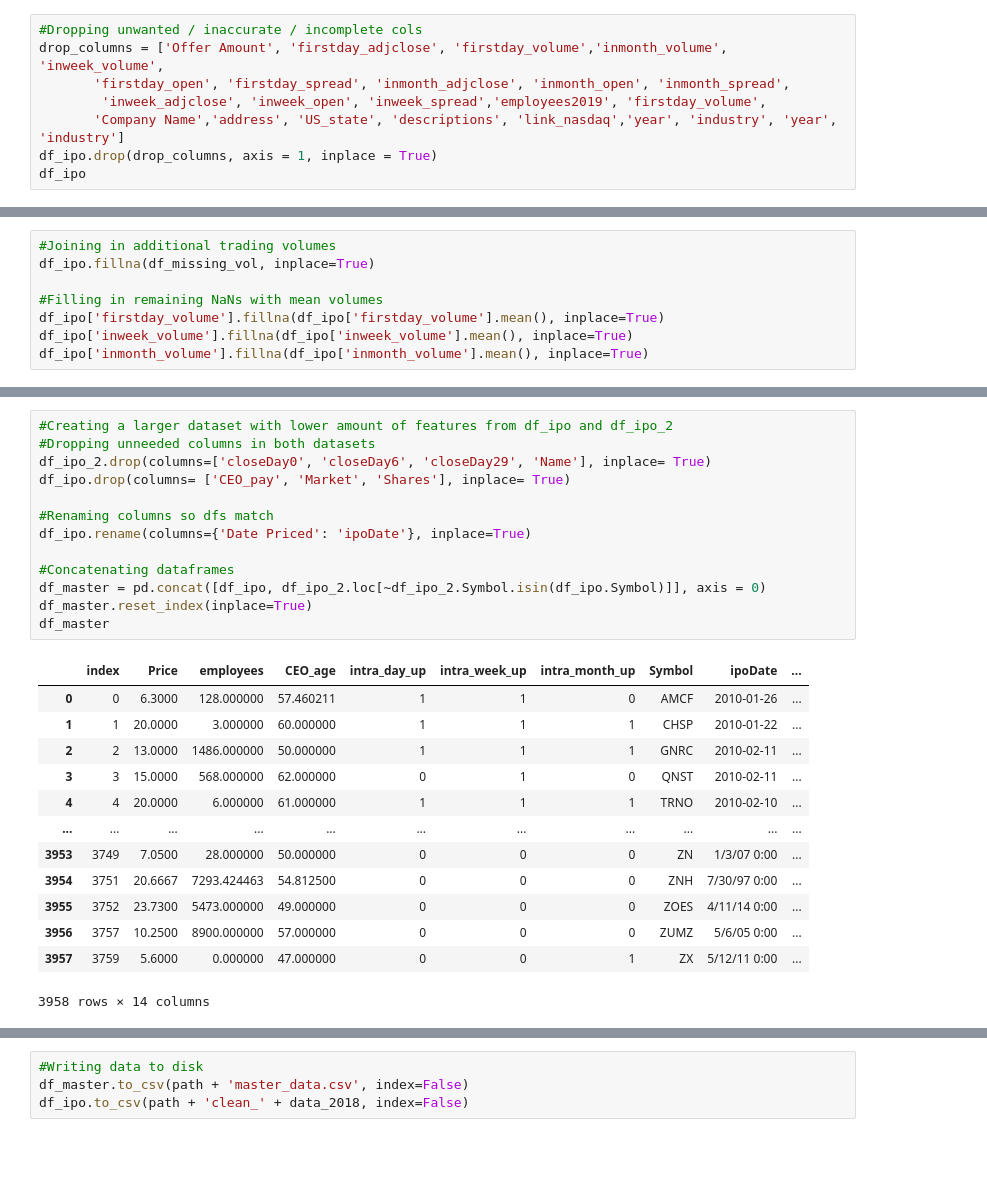
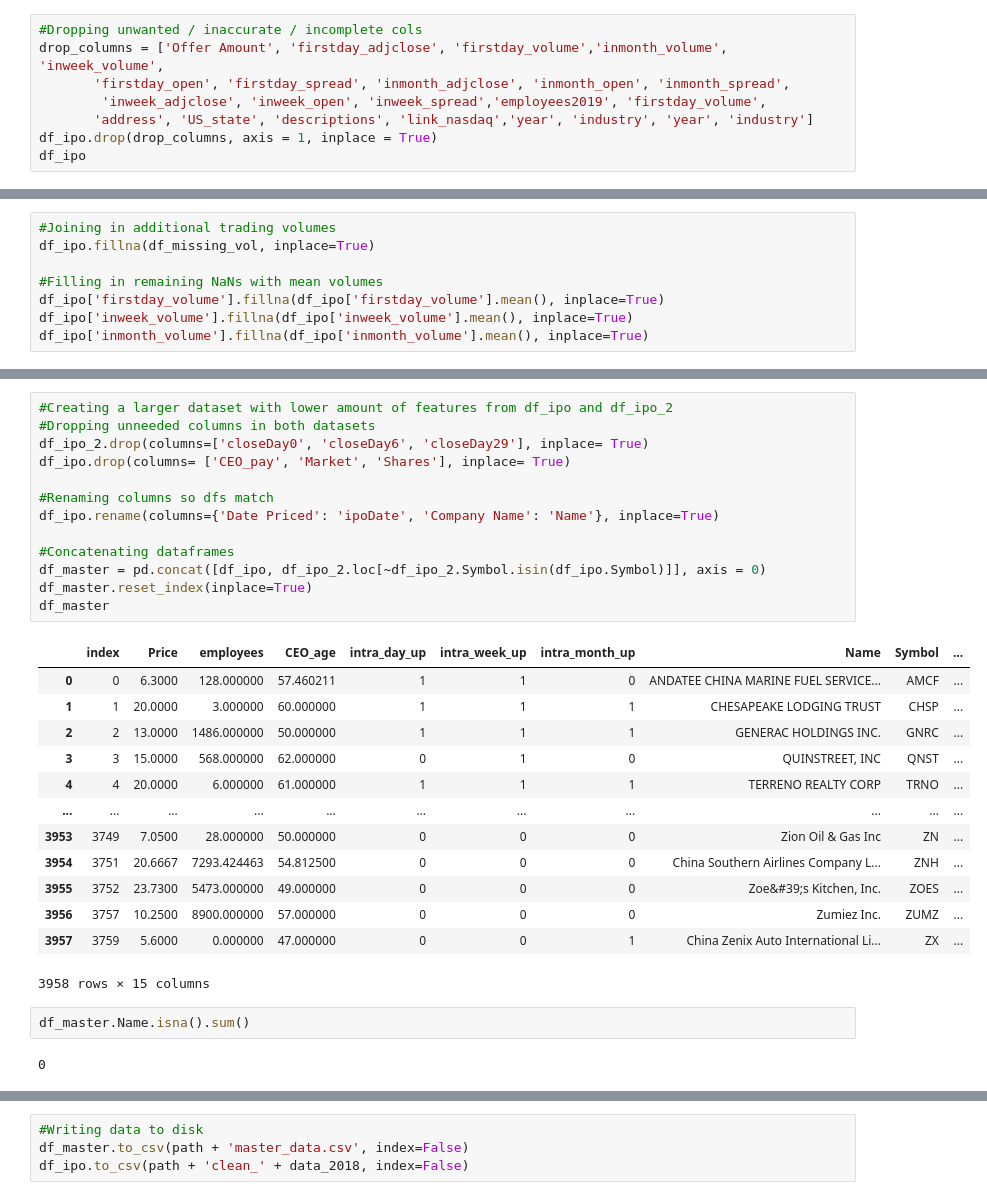
Before and after one commit to michael-fuest/DSiF-IPOs, a Jupyter notebook: Data_Wrangling.ipynb, the cells around one changed output, grey strips where cells are left out. Drawn from its saved outputs; the diff is of its cells as text; blank space fills up the shorter version.

```diff
--- a/Data_Wrangling.ipynb
+++ b/Data_Wrangling.ipynb
@@ -99,7 +99,7 @@ Name: intra_month_up, dtype: float64
 drop_columns = ['Offer Amount', 'firstday_adjclose', 'firstday_volume','inmonth_volume', 'inweek_volume',
        'firstday_open', 'firstday_spread', 'inmonth_adjclose', 'inmonth_open', 'inmonth_spread',
         'inweek_adjclose', 'inweek_open', 'inweek_spread','employees2019', 'firstday_volume',
-       'Company Name','address', 'US_state', 'descriptions', 'link_nasdaq','year', 'industry', 'year', 'industry']
+       'address', 'US_state', 'descriptions', 'link_nasdaq','year', 'industry', 'year', 'industry']
 df_ipo.drop(drop_columns, axis = 1, inplace = True)
 df_ipo
 # %% [output]
@@ -299,30 +283,34 @@ df_ipo_2
 # %%
 #Creating a larger dataset with lower amount of features from df_ipo and df_ipo_2
 #Dropping unneeded columns in both datasets
-df_ipo_2.drop(columns=['closeDay0', 'closeDay6', 'closeDay29', 'Name'], inplace= True)
+df_ipo_2.drop(columns=['closeDay0', 'closeDay6', 'closeDay29'], inplace= True)
 df_ipo.drop(columns= ['CEO_pay', 'Market', 'Shares'], inplace= True)
 
 #Renaming columns so dfs match
-df_ipo.rename(columns={'Date Priced': 'ipoDate'}, inplace=True)
+df_ipo.rename(columns={'Date Priced': 'ipoDate', 'Company Name': 'Name'}, inplace=True)
 
 #Concatenating dataframes
 df_master = pd.concat([df_ipo, df_ipo_2.loc[~df_ipo_2.Symbol.isin(df_ipo.Symbol)]], axis = 0)
 df_master.reset_index(inplace=True)
 df_master
 # %% [output]
-|  | index | Price | employees | CEO_age | intra_day_up | intra_week_up | intra_month_up | Symbol | ipoDate | ... |
-| 0 | 0 | 6.3000 | 128.000000 | 57.460211 | 1 | 1 | 0 | AMCF | 2010-01-26 | ... |
-| 1 | 1 | 20.0000 | 3.000000 | 60.000000 | 1 | 1 | 1 | CHSP | 2010-01-22 | ... |
-| 2 | 2 | 13.0000 | 1486.000000 | 50.000000 | 1 | 1 | 1 | GNRC | 2010-02-11 | ... |
-| 3 | 3 | 15.0000 | 568.000000 | 62.000000 | 0 | 1 | 0 | QNST | 2010-02-11 | ... |
-| 4 | 4 | 20.0000 | 6.000000 | 61.000000 | 1 | 1 | 1 | TRNO | 2010-02-10 | ... |
+|  | index | Price | employees | CEO_age | intra_day_up | intra_week_up | intra_month_up | Name | Symbol | ... |
+| 0 | 0 | 6.3000 | 128.000000 | 57.460211 | 1 | 1 | 0 | ANDATEE CHINA MARINE FUEL SERVICE... | AMCF | ... |
+| 1 | 1 | 20.0000 | 3.000000 | 60.000000 | 1 | 1 | 1 | CHESAPEAKE LODGING TRUST | CHSP | ... |
+| 2 | 2 | 13.0000 | 1486.000000 | 50.000000 | 1 | 1 | 1 | GENERAC HOLDINGS INC. | GNRC | ... |
+| 3 | 3 | 15.0000 | 568.000000 | 62.000000 | 0 | 1 | 0 | QUINSTREET, INC | QNST | ... |
+| 4 | 4 | 20.0000 | 6.000000 | 61.000000 | 1 | 1 | 1 | TERRENO REALTY CORP | TRNO | ... |
 | ... | ... | ... | ... | ... | ... | ... | ... | ... | ... | ... |
-| 3953 | 3749 | 7.0500 | 28.000000 | 50.000000 | 0 | 0 | 0 | ZN | 1/3/07 0:00 | ... |
-| 3954 | 3751 | 20.6667 | 7293.424463 | 54.812500 | 0 | 0 | 0 | ZNH | 7/30/97 0:00 | ... |
-| 3955 | 3752 | 23.7300 | 5473.000000 | 49.000000 | 0 | 0 | 0 | ZOES | 4/11/14 0:00 | ... |
-| 3956 | 3757 | 10.2500 | 8900.000000 | 57.000000 | 0 | 0 | 0 | ZUMZ | 5/6/05 0:00 | ... |
-| 3957 | 3759 | 5.6000 | 0.000000 | 47.000000 | 0 | 0 | 1 | ZX | 5/12/11 0:00 | ... |
+| 3953 | 3749 | 7.0500 | 28.000000 | 50.000000 | 0 | 0 | 0 | Zion Oil & Gas Inc | ZN | ... |
+| 3954 | 3751 | 20.6667 | 7293.424463 | 54.812500 | 0 | 0 | 0 | China Southern Airlines Company L... | ZNH | ... |
+| 3955 | 3752 | 23.7300 | 5473.000000 | 49.000000 | 0 | 0 | 0 | Zoe&#39;s Kitchen, Inc. | ZOES | ... |
+| 3956 | 3757 | 10.2500 | 8900.000000 | 57.000000 | 0 | 0 | 0 | Zumiez Inc. | ZUMZ | ... |
+| 3957 | 3759 | 5.6000 | 0.000000 | 47.000000 | 0 | 0 | 1 | China Zenix Auto International Li... | ZX | ... |
-3958 rows × 14 columns
+3958 rows × 15 columns
+# %%
+df_master.Name.isna().sum()
+# %% [output]
+0
 # %%
 #Getting S&P 500 data to capture market sentiment on that date
 sp500 = yf.download('^GSPC', start = pd.to_datetime(df_master.ipoDate).min() - timedelta(days = 15), end = pd.to_datetime(df_master.ipoDate).max())
```
Also changed, not shown: parts of 3 cells of this notebook, 1 other file.
